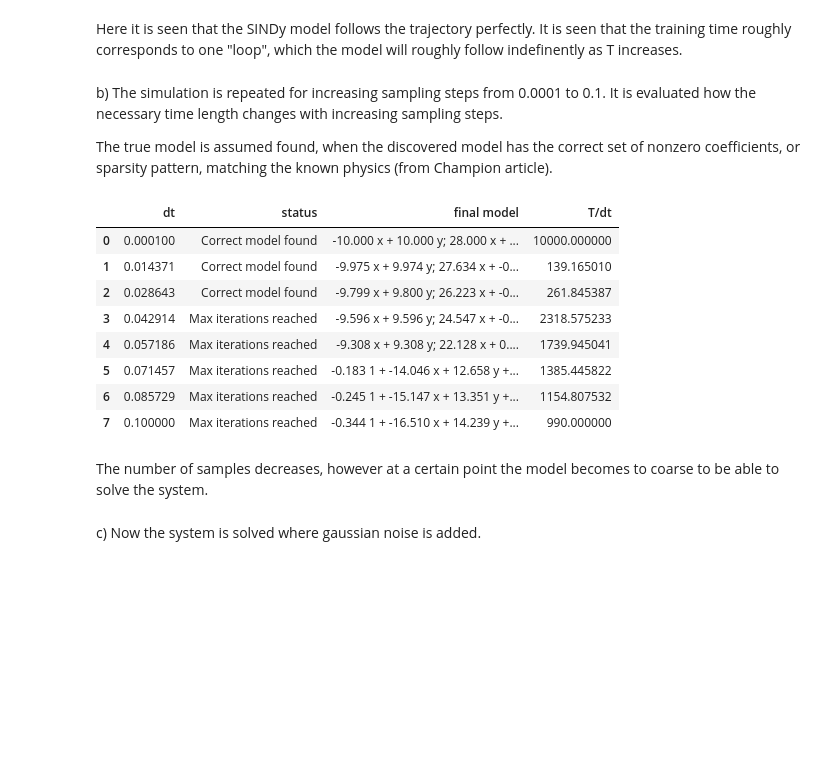
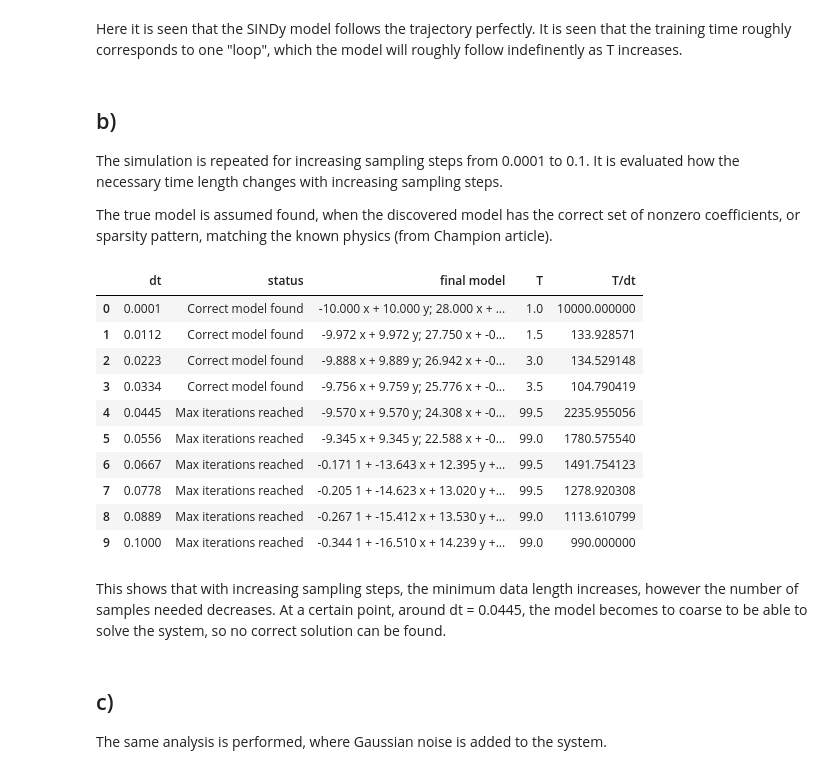
Before and after one commit to ditteJuhler/data_driven, a Jupyter notebook: Exercises/Excercise 7_4.ipynb, the cells around one changed output. Saved outputs shown, nothing was run; the diff lists cells and outputs as text; code cells hidden in the pictures; blank space fills up the shorter version.

```diff
--- a/Exercises/Excercise 7_4.ipynb
+++ b/Exercises/Excercise 7_4.ipynb
@@ -116,7 +118,9 @@ plt.show()
 # %% [markdown]
 Here it is seen that the SINDy model follows the trajectory perfectly. It is seen that the training time roughly corresponds to one "loop", which the model will roughly follow indefinently as T increases.
 # %% [markdown]
-b) The simulation is repeated for increasing sampling steps from 0.0001 to 0.1. It is evaluated how the necessary time length changes with increasing sampling steps.
+## b)
+
+The simulation is repeated for increasing sampling steps from 0.0001 to 0.1. It is evaluated how the necessary time length changes with increasing sampling steps.
 
 The true model is assumed found, when the discovered model has the correct set of nonzero coefficients, or sparsity pattern, matching the known physics (from Champion article).
 # %%
@@ -128,7 +132,7 @@ known_coefficients = coefs[2]
 known_sparsity = np.abs(known_coefficients) > 0
 
 # Fitting SINDy model for different sampling steps.
-dt_list = np.linspace(1e-4, 0.1, 8)
+dt_list = np.linspace(1e-4, 0.1, 10)
 run_results = []
 
 for dt in dt_list:
@@ -144,46 +148,52 @@ for dt in dt_list:
         model_b = ps.SINDy(optimizer=sparse_regression_optimizer_b)
         try: # If there are too few data points, prolong the the stop_time
             model_b.fit(
                 training_data,
                 t=dt,
                 feature_names=feature_names
             )
         except ValueError:
             stop_time += 0.5
             continue
 
         discovered_coefficients = model_b.coefficients()
         discovered_sparsity = np.abs(discovered_coefficients) > 0
 
         if np.array_equal(discovered_sparsity, known_sparsity): # If both models are non-zero in the same locations, we consider the true model found
             run_results.append({"dt": dt, "status": "Correct model found",
                                 "final model": "; ".join(model_b.equations()),
+                                "T": (stop_time - discard_time),
                                 "T/dt": (stop_time - discard_time)/dt})
             break
         elif n_samples >= max_samples: # Avoid infinite loop
             run_results.append({"dt": dt, "status": "Max iterations reached",
                                 "final model": "; ".join(model_b.equations()),
+                                "T": (stop_time - discard_time),
                                 "T/dt": (stop_time - discard_time)/dt})
             break
         else:
             stop_time += 0.5
 
 results_table = pd.DataFrame(run_results)
 display(results_table)
 # %% [output]
-|  | dt | status | final model | T/dt |
-| 0 | 0.000100 | Correct model found | -10.000 x + 10.000 y; 28.000 x + ... | 10000.000000 |
-| 1 | 0.014371 | Correct model found | -9.975 x + 9.974 y; 27.634 x + -0... | 139.165010 |
-| 2 | 0.028643 | Correct model found | -9.799 x + 9.800 y; 26.223 x + -0... | 261.845387 |
-| 3 | 0.042914 | Max iterations reached | -9.596 x + 9.596 y; 24.547 x + -0... | 2318.575233 |
-| 4 | 0.057186 | Max iterations reached | -9.308 x + 9.308 y; 22.128 x + 0.... | 1739.945041 |
-| 5 | 0.071457 | Max iterations reached | -0.183 1 + -14.046 x + 12.658 y +... | 1385.445822 |
-| 6 | 0.085729 | Max iterations reached | -0.245 1 + -15.147 x + 13.351 y +... | 1154.807532 |
-| 7 | 0.100000 | Max iterations reached | -0.344 1 + -16.510 x + 14.239 y +... | 990.000000 |
+|  | dt | status | final model | T | T/dt |
+| 0 | 0.0001 | Correct model found | -10.000 x + 10.000 y; 28.000 x + ... | 1.0 | 10000.000000 |
+| 1 | 0.0112 | Correct model found | -9.972 x + 9.972 y; 27.750 x + -0... | 1.5 | 133.928571 |
+| 2 | 0.0223 | Correct model found | -9.888 x + 9.889 y; 26.942 x + -0... | 3.0 | 134.529148 |
+| 3 | 0.0334 | Correct model found | -9.756 x + 9.759 y; 25.776 x + -0... | 3.5 | 104.790419 |
+| 4 | 0.0445 | Max iterations reached | -9.570 x + 9.570 y; 24.308 x + -0... | 99.5 | 2235.955056 |
+| 5 | 0.0556 | Max iterations reached | -9.345 x + 9.345 y; 22.588 x + -0... | 99.0 | 1780.575540 |
+| 6 | 0.0667 | Max iterations reached | -0.171 1 + -13.643 x + 12.395 y +... | 99.5 | 1491.754123 |
+| 7 | 0.0778 | Max iterations reached | -0.205 1 + -14.623 x + 13.020 y +... | 99.5 | 1278.920308 |
+| 8 | 0.0889 | Max iterations reached | -0.267 1 + -15.412 x + 13.530 y +... | 99.0 | 1113.610799 |
+| 9 | 0.1000 | Max iterations reached | -0.344 1 + -16.510 x + 14.239 y +... | 99.0 | 990.000000 |
-# %% [markdown]
-The number of samples decreases, however at a certain point the model becomes to coarse to be able to solve the system.
+# %% [markdown]
+This shows that with increasing sampling steps, the minimum data length increases, however the number of samples needed decreases. At a certain point, around dt = 0.0445, the model becomes to coarse to be able to solve the system, so no correct solution can be found.
 # %% [markdown]
-c) Now the system is solved where gaussian noise is added.
+## c)
+
+The same analysis is performed, where Gaussian noise is added to the system.
 # %% [markdown]
 ![image.png](attachment:image.png)
 # %%
```
Also changed, not shown: parts of 13 cells of this notebook.
